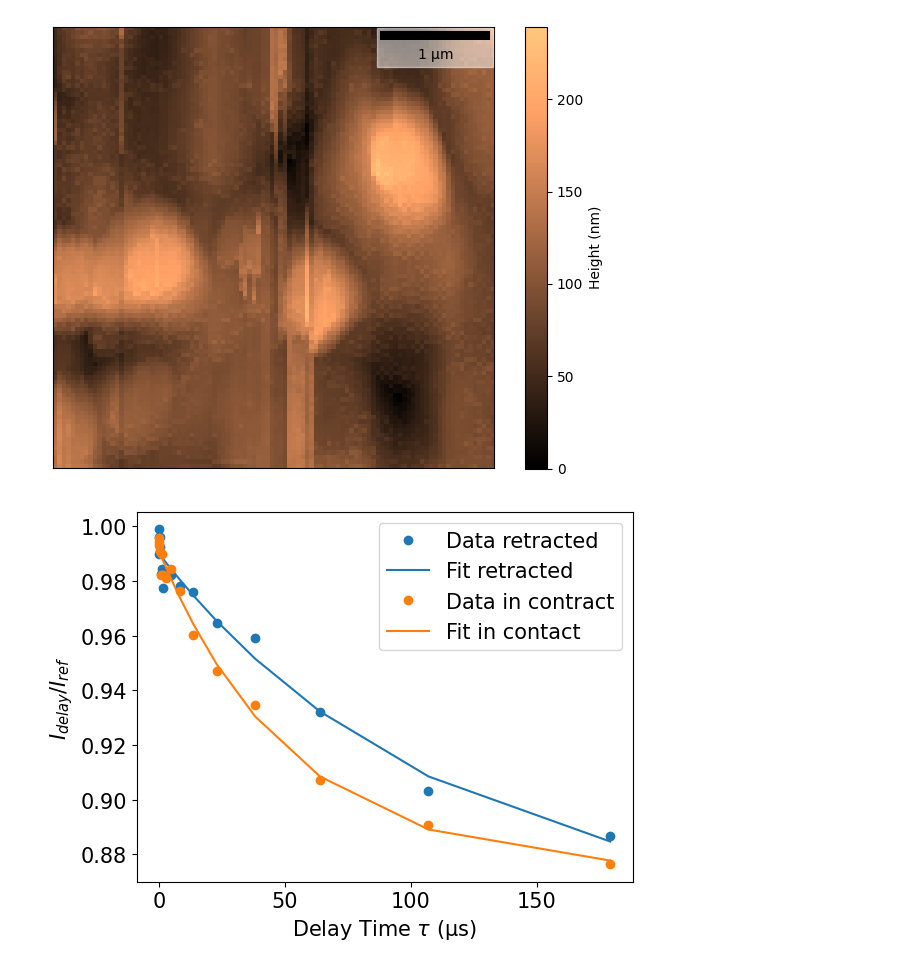
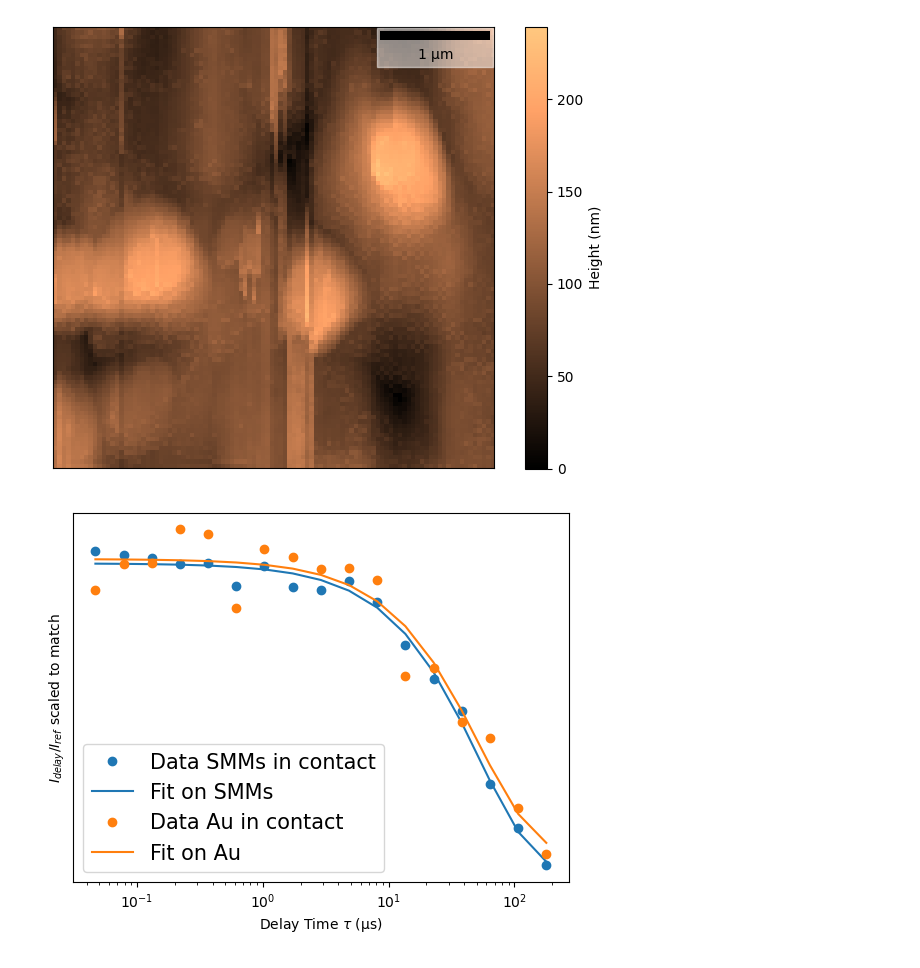
Before and after one commit to JulianSkolaut/jupyternbs_UniMainz, a Jupyter notebook: 20230922_QZabre_Relaxometry_Analysis.ipynb, the cells around one changed output. Saved outputs shown, nothing was run; the diff lists cells and outputs as text; code cells hidden in the pictures.

Commit message:
notebook for displaying relaxometry measurements starting from 22.05.24, mostly reference measurements on bare substrates

```diff
--- a/20230922_QZabre_Relaxometry_Analysis.ipynb
+++ b/20230922_QZabre_Relaxometry_Analysis.ipynb
@@ -312,39 +312,64 @@ delays = pSd.ExtractData(h5file, datatype = 'delay')[0][0]
 ms0s = pSd.ExtractData(h5file, datatype = 'ms0')[0][0]
 ref0s = pSd.ExtractData(h5file, datatype = 'ref0')[0][0]
 contrasts = pSd.ExtractData(h5file, datatype = 'contrastms0')[0][0]
+
+
 
 filepath_reducedT1 = '/home/julisko/Seafile/My Library/SNVM/20230922_QZabre_Visit_Garnets_SMMs_2DMag/230922_Visit_QZabre_DyCu5_CoCo4_FeF3_DyIG/Pulse experiments/2023-09-22/relaxation_laser/2023-09-22-20-49-40-relaxation_laser'
 
 h5file_reducedT1 = h5py.File(filepath_reducedT1+'/seq0/eval/relaxation.h5')
 delays_reducedT1 = pSd.ExtractData(h5file_reducedT1, datatype = 'delay')[0][0]
 ms0s_reducedT1 = pSd.ExtractData(h5file_reducedT1, datatype = 'ms0')[0][0]
 ref0s_reducedT1 = pSd.ExtractData(h5file_reducedT1, datatype = 'ref0')[0][0]
 contrasts_reducedT1 = pSd.ExtractData(h5file_reducedT1, datatype = 'contrastms0')[0][0]
 
 p0 = [1/8,3e-4,0.9]
 lowerbounds = [-np.inf,0,-np.inf]
 upperbounds = [np.inf,np.inf,np.inf]
 try:
     popt, pcov = curve_fit(exponentialNot0,delays[3:], contrasts[3:],p0=p0,bounds=[lowerbounds,upperbounds])
     popt_reducedT1, pcov_reducedT1 = curve_fit(exponentialNot0,delays_reducedT1[3:], contrasts_reducedT1[3:],p0=p0,bounds=[lowerbounds,upperbounds])
 except:
     pass
 
+
+
+filepath_contact_Au = '/home/julisko/Seafile/My Library/SNVM/20230922_QZabre_Visit_Garnets_SMMs_2DMag/230922_Visit_QZabre_DyCu5_CoCo4_FeF3_DyIG/Pulse experiments/2023-09-23/relaxation_laser/2023-09-23-16-37-20-relaxation_laser'
+
+h5file_contact_Au = h5py.File(filepath_contact_Au+'/seq0/eval/relaxation.h5')
+delays_contact_Au = pSd.ExtractData(h5file_contact_Au, datatype = 'delay')[0][0]
+ms0s_contact_Au = pSd.ExtractData(h5file_contact_Au, datatype = 'ms0')[0][0]
+ref0s_contact_Au = pSd.ExtractData(h5file_contact_Au, datatype = 'ref0')[0][0]
+contrasts_contact_Au = pSd.ExtractData(h5file_contact_Au, datatype = 'contrastms0')[0][0]
+
+p0 = [1/8,3e-4,0.9]
+lowerbounds = [-np.inf,0,-np.inf]
+upperbounds = [np.inf,np.inf,np.inf]
+try:
+    popt, pcov = curve_fit(exponentialNot0,delays[3:], contrasts[3:],p0=p0,bounds=[lowerbounds,upperbounds])
+    popt_contact_Au, pcov_contact_Au = curve_fit(exponentialNot0,delays_contact_Au[3:], contrasts_contact_Au[3:],p0=p0,bounds=[lowerbounds,upperbounds])
+except:
+    pass
+
+
 fig, ax= plt.subplots()
-ax.plot(delays[3:]*1e6,contrasts[3:],'o',label='Data retracted',color='C0')
-ax.plot(delays[3:]*1e6,exponentialNot0(delays[3:],*popt),'-',label=r'Fit retracted',color='C0')#ted $T_1$: ('+str(np.round(popt[1]*1e6,2))+r'$\pm$'+str(np.round(np.sqrt(np.diag(pcov))[1]*1e6,3))+') µs')
-ax.plot(delays_reducedT1[3:]*1e6,contrasts_reducedT1[3:],'o',label='Data in contract',color='C1')
-ax.plot(delays_reducedT1[3:]*1e6,exponentialNot0(delays_reducedT1[3:],*popt_reducedT1),'-',label=r'Fit in contact',color='C1')#ted $T_1$: ('+str(np.round(popt[1]*1e6,2))+r'$\pm$'+str(np.round(np.sqrt(np.diag(pcov))[1]*1e6,3))+') µs')
+#ax.plot(delays[3:]*1e6,contrasts[3:],'o',label='Data retracted',color='C0')
+#ax.plot(delays[3:]*1e6,exponentialNot0(delays[3:],*popt),'-',label=r'Fit retracted',color='C0')#ted $T_1$: ('+str(np.round(popt[1]*1e6,2))+r'$\pm$'+str(np.round(np.sqrt(np.diag(pcov))[1]*1e6,3))+') µs')
+ax.plot(delays_reducedT1[3:]*1e6,contrasts_reducedT1[3:],'o',label='Data SMMs in contact',color='C0')
+ax.plot(delays_reducedT1[3:]*1e6,exponentialNot0(delays_reducedT1[3:],*popt_reducedT1),'-',label=r'Fit on SMMs',color='C0')#ted $T_1$: ('+str(np.round(popt[1]*1e6,2))+r'$\pm$'+str(np.round(np.sqrt(np.diag(pcov))[1]*1e6,3))+') µs')
+ax.plot(delays_contact_Au[3:]*1e6,contrasts_contact_Au[3:]*(1-(contrasts_contact_Au[3:]-1)*-1.85),'o',label='Data Au in contact',color='C1')
+ax.plot(delays_contact_Au[3:]*1e6,exponentialNot0(delays_contact_Au[3:],*popt_contact_Au)*(1-(exponentialNot0(delays_contact_Au[3:],*popt_contact_Au)-1)*-1.85),'-',label=r'Fit on Au',color='C1')#ted $T_1$: ('+str(np.round(popt[1]*1e6,2))+r'$\pm$'+str(np.round(np.sqrt(np.diag(pcov))[1]*1e6,3))+') µs')
 ax.set_xlabel(r'Delay Time $\tau$ (µs)')
-ax.set_ylabel(r'${I_{delay}}/{I_{ref}}$')
+ax.set_ylabel(r'${I_{delay}}/{I_{ref}}$ scaled to match')
 plt.rc('font', size=15)
 plt.rc('axes', titlesize=15)
 plt.ylim(bottom=0.87)
-#ax.set_xscale('log')
+ax.set_yticks([])
+ax.set_xscale('log')
 ax.legend()
 
-plt.savefig('/home/julisko/Seafile/My Library/SNVM/20230922_QZabre_Visit_Garnets_SMMs_2DMag/20230922_QZabre_Analysis/Relaxometry/reducedT1_both_linscale.png',bbox_inches = 'tight', dpi=300)
+#plt.savefig('/home/julisko/Seafile/My Library/SNVM/20230922_QZabre_Visit_Garnets_SMMs_2DMag/20230922_QZabre_Analysis/Relaxometry/reducedT1_both_linscale.png',bbox_inches = 'tight', dpi=300)
 
 plt.show()
 # %% [output]
-[figure, old version]
+[figure, new version]
```
Also changed, not shown: parts of 1 cell of this notebook.
